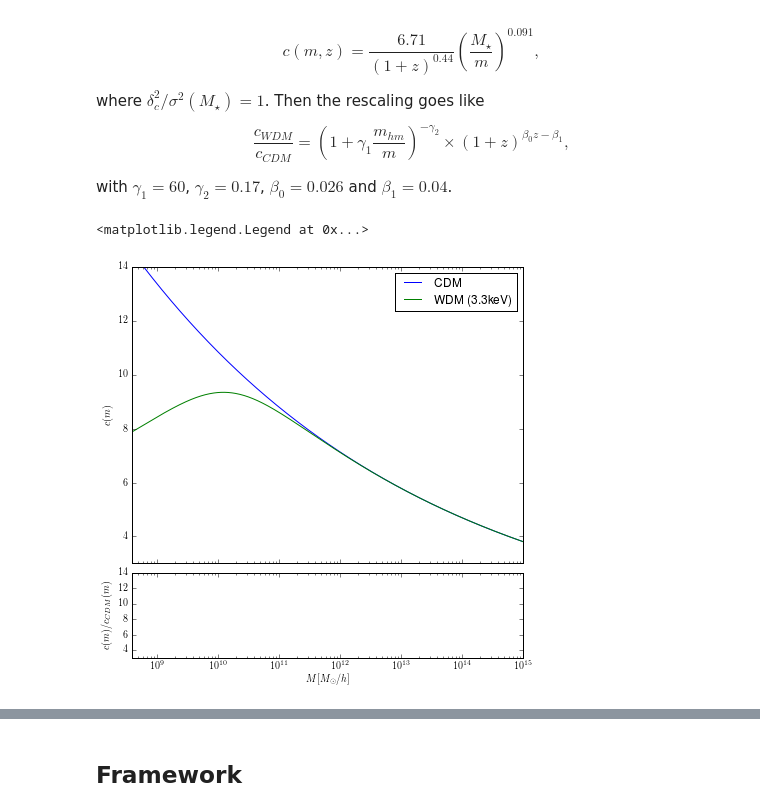
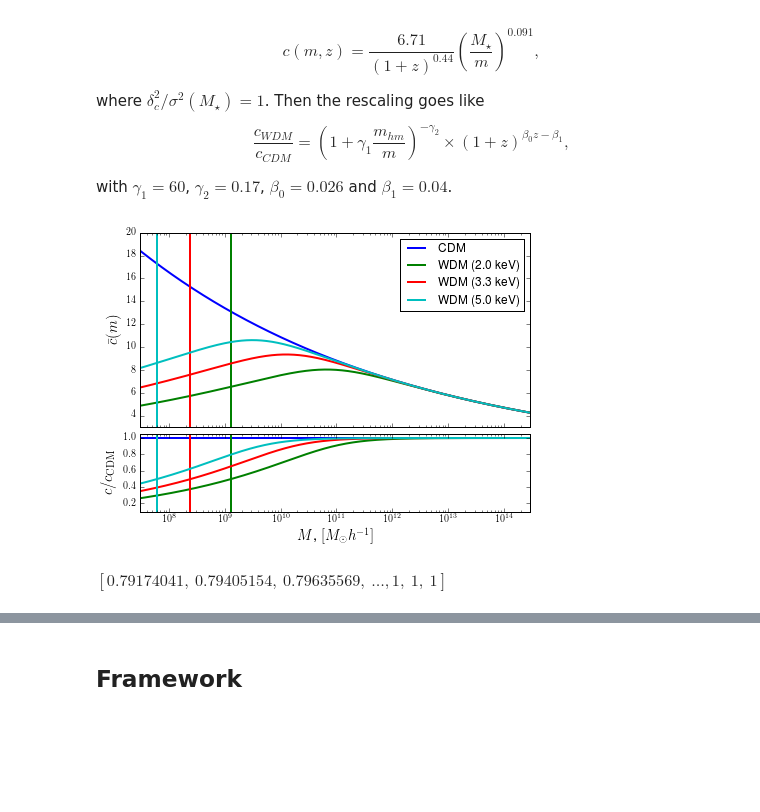
Before and after one commit to steven-murray/WDM_devel, a Jupyter notebook: Development of WDM.ipynb, the cells around one changed output, grey strips where cells are left out. Cells and saved outputs as stored; diff of their text form; code cells hidden in the pictures; blank space fills up the shorter version.

```diff
--- a/Development of WDM.ipynb
+++ b/Development of WDM.ipynb
@@ -222,27 +229,38 @@ with $\gamma_1=60$, $\gamma_2 = 0.17$, $\beta_0 = 0.026$ and $\beta_1 = 0.04$.
 from halomod import HaloModel
 from halomod.wdm import HaloModelWDM
 
-wdm = HaloModelWDM(mf_fit="SMT",Mmin=8.6,z=0,fsig_params={"a":1},filter="SharpK",filter_params={"c":2.5},
-               cm_relation="DuffyWDM",wdm_mass=3.3)
-cdm = HaloModel(mf_fit="SMT",Mmin=8.6,z=0,fsig_params={"a":1},filter="SharpK",filter_params={"c":2.5},
-               cm_relation="Duffy",hod_params={"M_min":log10(wdm._wdm.m_fs.value)})
+wdm = HaloModelWDM(mf_fit="SMT",z=0,fsig_params={"a":1},filter="SharpK",filter_params={"c":2.5},
+               cm_relation="DuffyWDM",wdm_mass=3.3,hod_params={"M_min":7.0})
+cdm = HaloModel(mf_fit="SMT",z=0,fsig_params={"a":1},filter="SharpK",filter_params={"c":2.5},
+               cm_relation="Duffy",hod_params={"M_min":7.0})
 # %%
-fig,ax = subplots(2,1,sharex=True,subplot_kw=dict(xscale='log',xlim=(10**8.6,1e15),ylim=(3,14)),
-                 gridspec_kw={"height_ratios":[3.5,1],"hspace":0.05},figsize=(7,7))
+fig,ax = subplots(2,1,sharex=True,subplot_kw=dict(xscale='log',xlim=(3e7,3e14)),
+                 gridspec_kw={"height_ratios":[2.5,1],"hspace":0.05},figsize=(7,5))
 
-ax[0].plot(cdm.M,cdm.concentration,label="CDM",color="b")
-ax[1].plot(cdm.M,np.ones_like(cdm.M),color="b")
+ax[0].plot(cdm.M,cdm.concentration,label="CDM",color="b",lw=2)
+ax[1].plot(cdm.M,np.ones_like(cdm.M),color="b",lw=2)
 
-ax[0].plot(wdm.M,wdm.concentration,label="WDM (3.3keV)",color="g")
-ax[1].plot(wdm.M,wdm.concentration/cdm.concentration,color="g")
+cols = ["g",'r','c']
+for i,mx in enumerate([2.0,3.3,5.]):
+    wdm.update(wdm_mass=mx)
+    ax[0].plot(wdm.M,wdm.concentration,label="WDM (%s keV)"%mx,color=cols[i],lw=2)
+    ax[1].plot(wdm.M,wdm.concentration/cdm.concentration,color=cols[i],lw=2)
+    ax[0].axvline(wdm._wdm.m_hm.value,color=cols[i],lw=2)
+    ax[1].axvline(wdm._wdm.m_hm.value,color=cols[i],lw=2)
+ax[1].set_xlabel(r"$M$, $[M_\odot h^{-1}]$",fontsize=15)
+ax[0].set_ylabel(r"$\bar{c}(m)$",fontsize=15)
+ax[1].set_ylabel(r"$c/c_{\rm CDM}$",fontsize=15)
+ax[0].legend(loc=0)
+ax[1].set_ylim((0.1,1.05))
+ax[0].set_ylim((3,20))
 
-ax[1].set_xlabel(r"$M [M_\odot/h]$")
-ax[0].set_ylabel(r"$c(m)$")
-ax[1].set_ylabel(r"$c(m)/c_{CDM}(m)$")
-ax[0].legend(loc=0)
+savefig("devel_figs/concentration.pdf")
 # %% [output]
-<matplotlib.legend.Legend at 0x...>
-[figure, old version]
+[figure, new version]
+# %%
+wdm.concentration/cdm.concentration
+# %% [output]
+$[0.79174041,~0.79405154,~0.79635569,~\dots, 1,~1,~1] \; \mathrm{}$
 # %% [markdown]
 Compare this to Bose+15: <img src="bose_cm.jpg">
 
```
Also changed, not shown: parts of 3 cells of this notebook, 24 other files.
